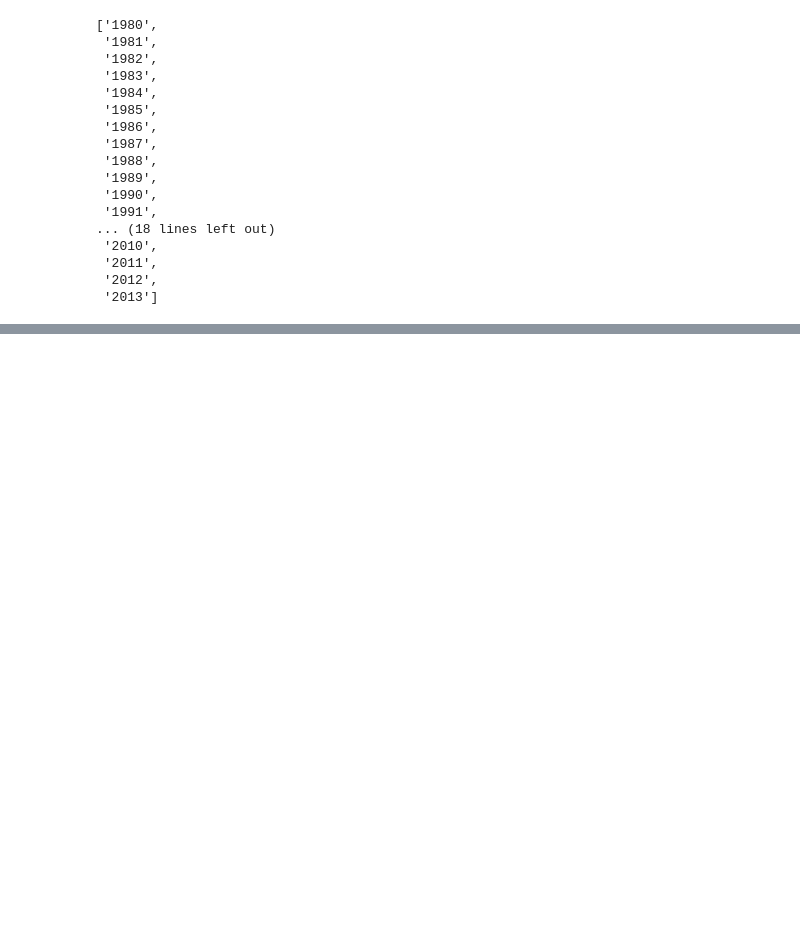
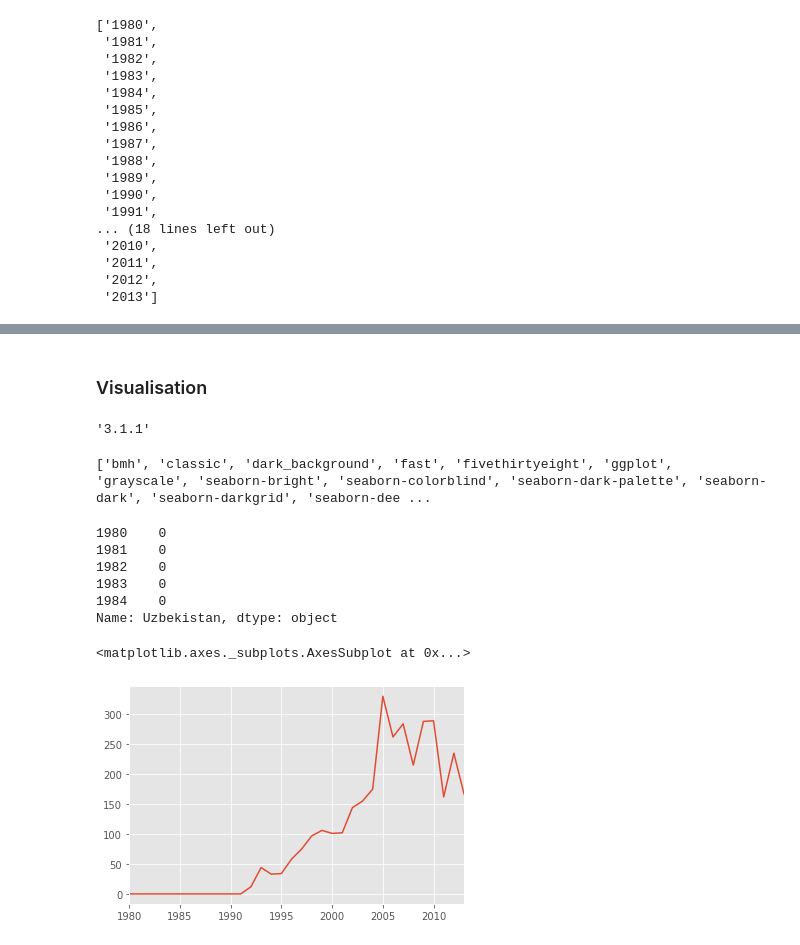
Before and after one commit to fsayfitdinov/immigration_to_canada, a Jupyter notebook: Immigration_to_canada.ipynb, the cells around one changed output, grey strips where cells are left out. Saved outputs shown, nothing was run; the diff lists cells and outputs as text; code cells hidden in the pictures; blank space fills up the shorter version.

```diff
--- a/Immigration_to_canada.ipynb
+++ b/Immigration_to_canada.ipynb
@@ -176,0 +254,3 @@ years
+# %%
+years = list(map(str, range(1980, 2014)))
+years
@@ -176,0 +314,2 @@ years
+# %%
+df_can = df
@@ -176,0 +344,26 @@ years
+# %% [markdown]
+### Visualisation
+# %%
+mpl.__version__
+# %% [output]
+'3.1.1'
+# %%
+print(plt.style.available)
+mpl.style.use(['ggplot'])
+# %% [output]
+['bmh', 'classic', 'dark_background', 'fast', 'fivethirtyeight', 'ggplot', 'grayscale', 'seaborn-bright', 'seaborn-colorblind', 'seaborn-dark-palette', 'seaborn-dark', 'seaborn-darkgrid', 'seaborn-dee ...
+# %%
+uzb = df_can.loc['Uzbekistan', years]
+uzb.head()
+# %% [output]
+1980    0
+1981    0
+1982    0
+1983    0
+1984    0
+Name: Uzbekistan, dtype: object
+# %%
+uzb.plot()
+# %% [output]
+<matplotlib.axes._subplots.AxesSubplot at 0x...>
+[figure, added]
```
Also changed, not shown: parts of 30 cells of this notebook.
